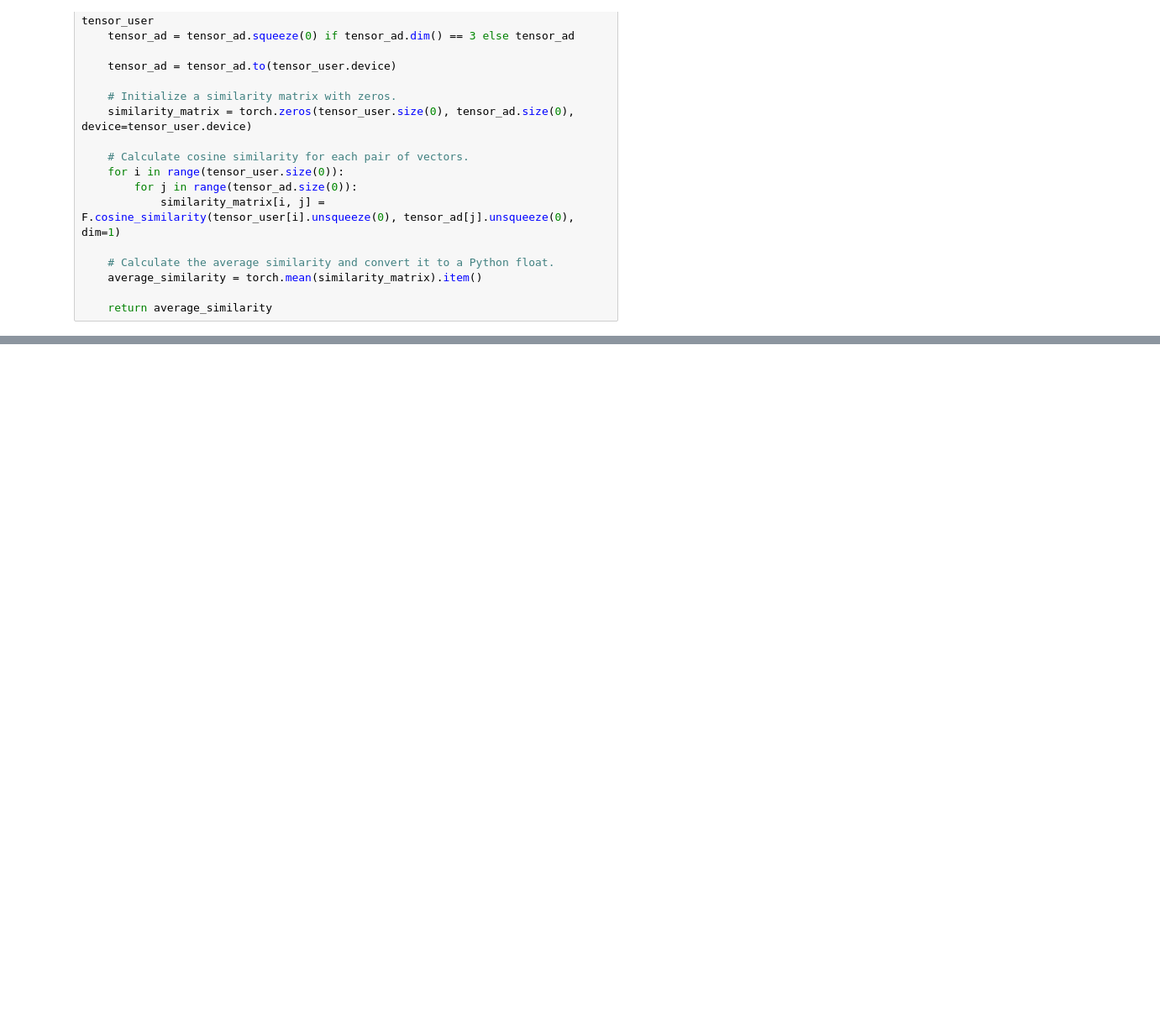
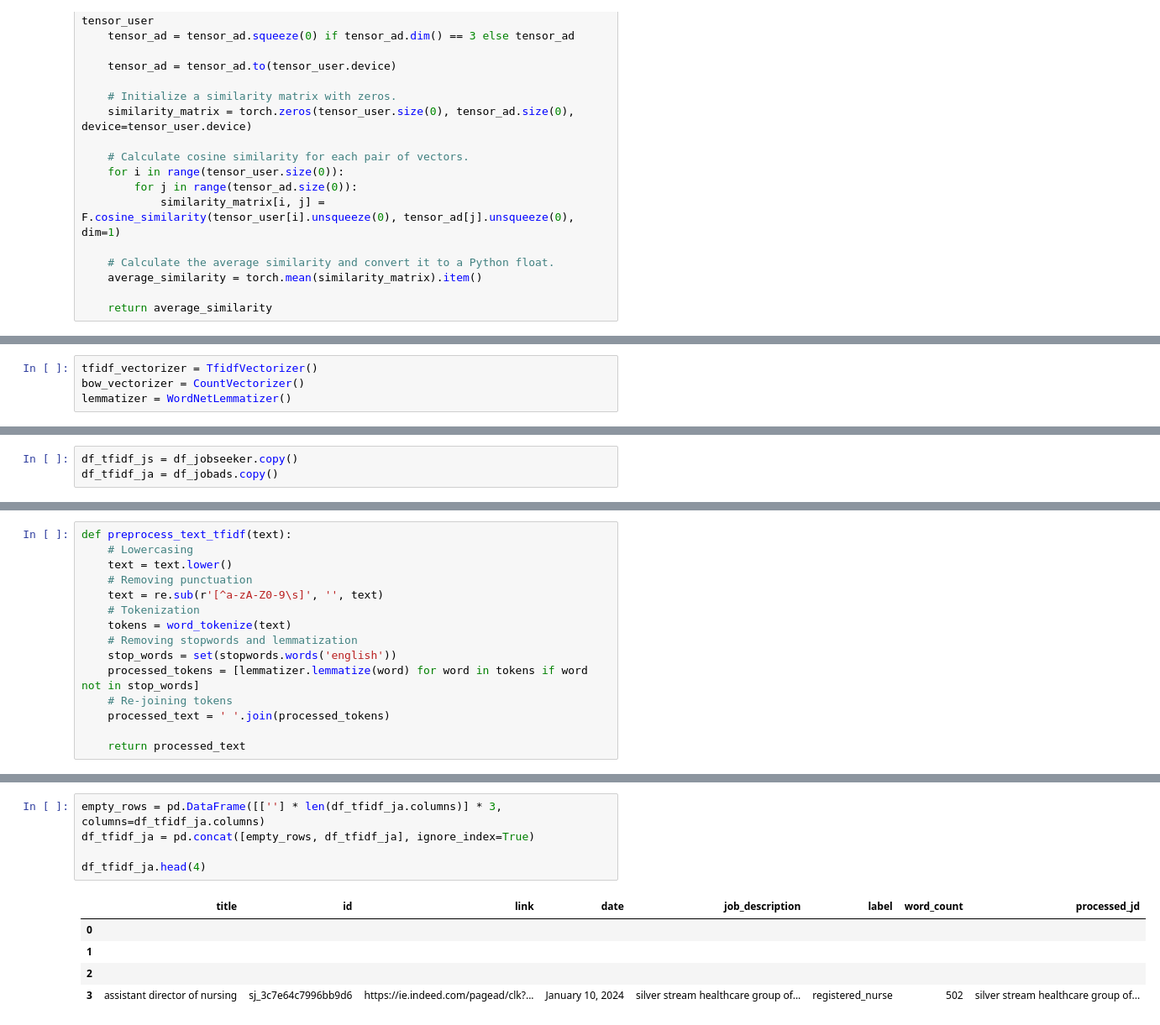
Before and after one commit to temulenbd/project-text-represetation-techniques, a Jupyter notebook: 4 cosine similarity score.ipynb, the cells around one changed output, grey strips where cells are left out. Shown at 84% size. Saved outputs shown, nothing was run; the diff lists cells and outputs as text; blank space fills up the shorter version.

```diff
--- a/4 cosine similarity score.ipynb
+++ b/4 cosine similarity score.ipynb
@@ -471,0 +454,4 @@ sorted_user3.head()
+# %%
+tfidf_vectorizer = TfidfVectorizer()
+bow_vectorizer = CountVectorizer()
+lemmatizer = WordNetLemmatizer()
@@ -471,0 +460,3 @@ sorted_user3.head()
+# %%
+df_tfidf_js = df_jobseeker.copy()
+df_tfidf_ja = df_jobads.copy()
@@ -471,0 +465,15 @@ sorted_user3.head()
+# %%
+def preprocess_text_tfidf(text):
+    # Lowercasing
+    text = text.lower()
+    # Removing punctuation
+    text = re.sub(r'[^a-zA-Z0-9\s]', '', text)
+    # Tokenization
+    tokens = word_tokenize(text)
+    # Removing stopwords and lemmatization
+    stop_words = set(stopwords.words('english'))
+    processed_tokens = [lemmatizer.lemmatize(word) for word in tokens if word not in stop_words]
+    # Re-joining tokens
+    processed_text = ' '.join(processed_tokens)
+
+    return processed_text
@@ -471,0 +488,11 @@ sorted_user3.head()
+# %%
+empty_rows = pd.DataFrame([[''] * len(df_tfidf_ja.columns)] * 3, columns=df_tfidf_ja.columns)
+df_tfidf_ja = pd.concat([empty_rows, df_tfidf_ja], ignore_index=True)
+
+df_tfidf_ja.head(4)
+# %% [output]
+|  | title | id | link | date | job_description | label | word_count | processed_jd |
+| 0 |  |  |  |  |  |  |  |  |
+| 1 |  |  |  |  |  |  |  |  |
+| 2 |  |  |  |  |  |  |  |  |
+| 3 | assistant director of nursing | sj_3c7e64c7996bb9d6 | https://ie.indeed.com/pagead/clk?... | January 10, 2024 | silver stream healthcare group of... | registered_nurse | 502 | silver stream healthcare group of... |
```
Also changed, not shown: parts of 123 cells of this notebook, 9 other files.
